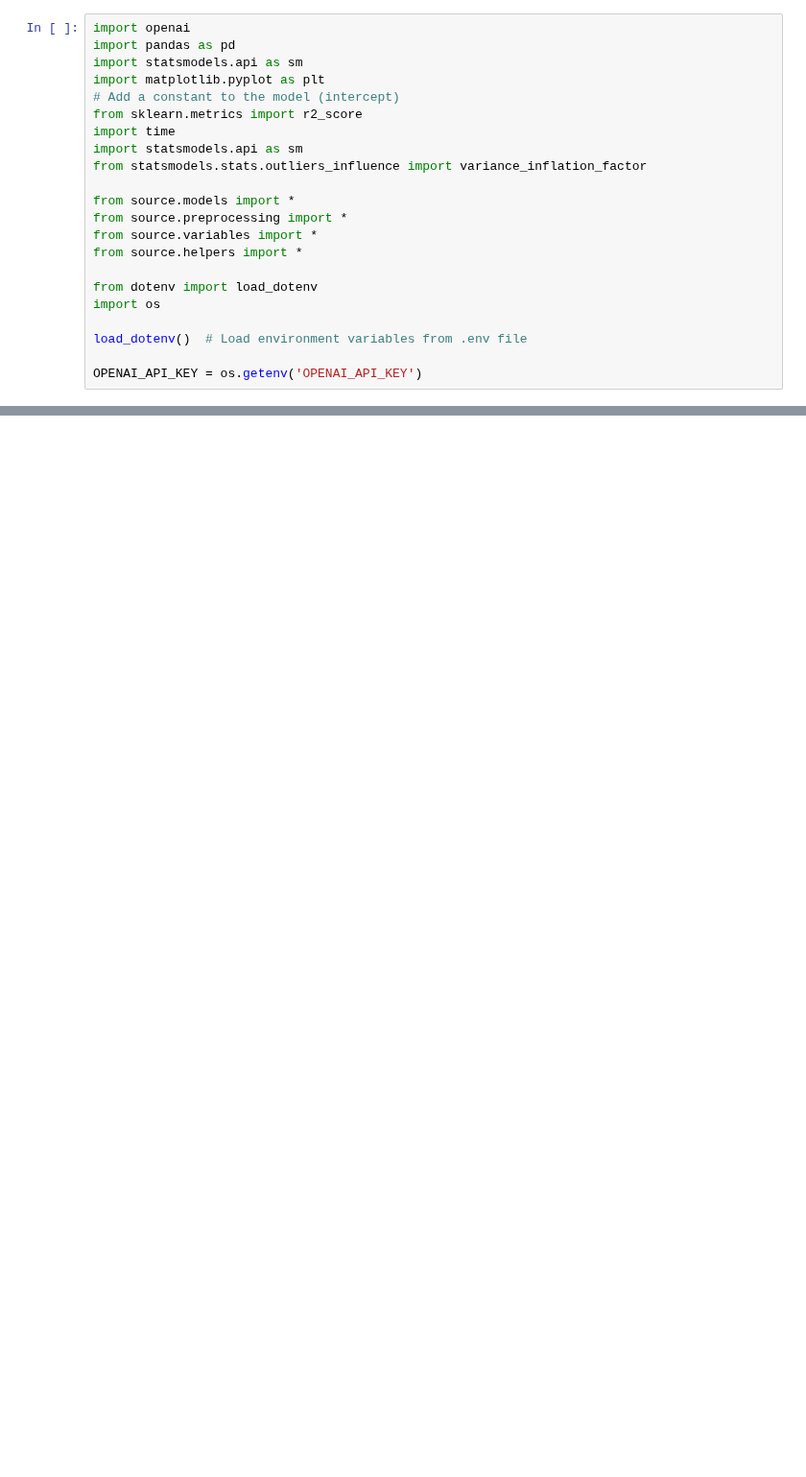
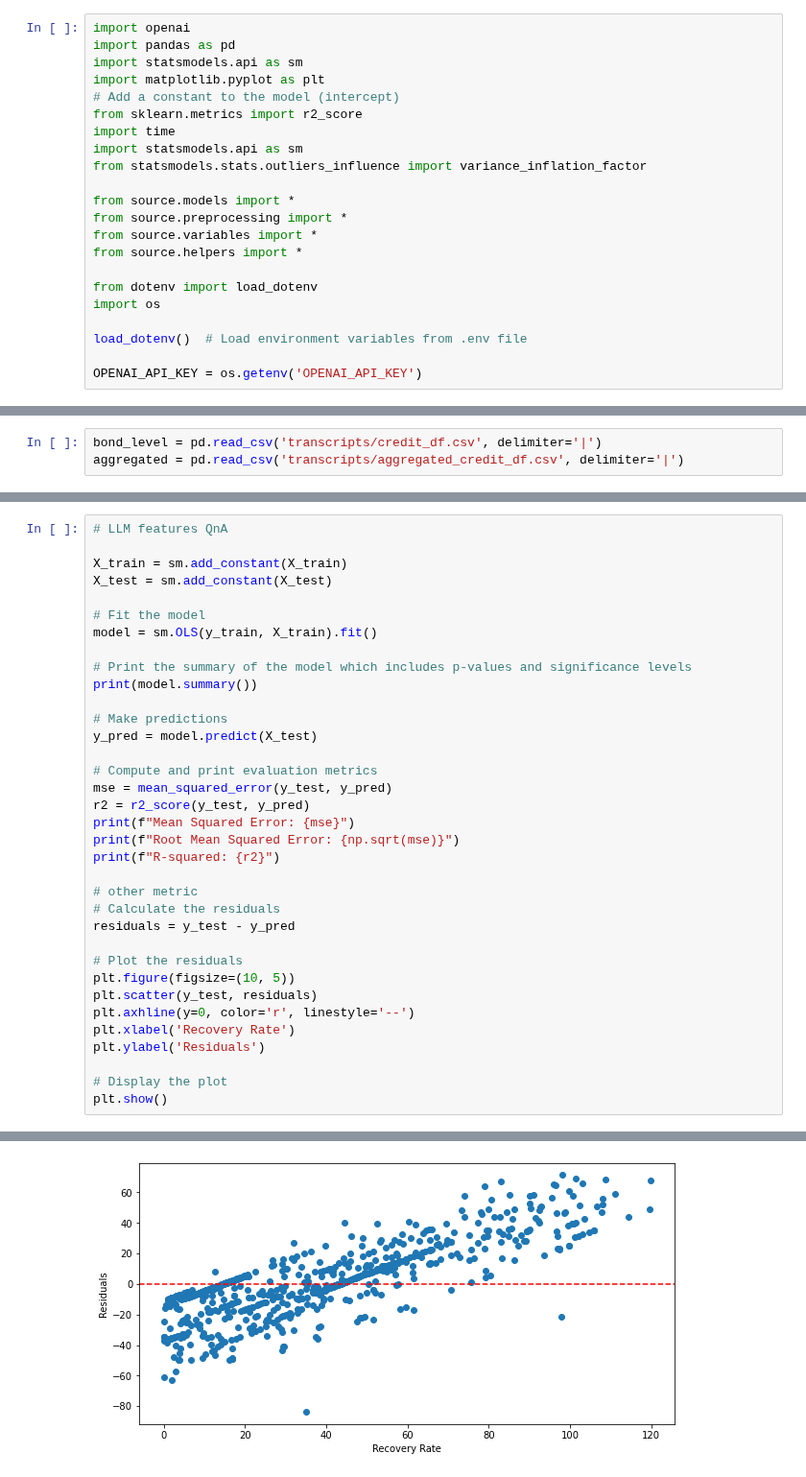
Before and after one commit to constantin1101/LLM_CreditorRRPrediction, a Jupyter notebook: llm_analysis.ipynb, the cells around one changed output, grey strips where cells are left out. Shown at 96% size. Saved outputs shown, nothing was run; the diff lists cells and outputs as text; blank space fills up the shorter version.

```diff
--- a/llm_analysis.ipynb
+++ b/llm_analysis.ipynb
@@ -87,2 +50,5 @@ number_transcript = transcripts[['transcript_number', PART]].drop_duplicates().s
+# %%
+bond_level = pd.read_csv('transcripts/credit_df.csv', delimiter='|')
+aggregated = pd.read_csv('transcripts/aggregated_credit_df.csv', delimiter='|')
 # %%
 client = openai.OpenAI(api_key=OPENAI_API_KEY)
@@ -329,0 +293,36 @@ plt.show()
+# %%
+# LLM features QnA
+
+X_train = sm.add_constant(X_train)
+X_test = sm.add_constant(X_test)
+
+# Fit the model
+model = sm.OLS(y_train, X_train).fit()
+
+# Print the summary of the model which includes p-values and significance levels
+print(model.summary())
+
+# Make predictions
+y_pred = model.predict(X_test)
+
+# Compute and print evaluation metrics
+mse = mean_squared_error(y_test, y_pred)
+r2 = r2_score(y_test, y_pred)
+print(f"Mean Squared Error: {mse}")
+print(f"Root Mean Squared Error: {np.sqrt(mse)}")
+print(f"R-squared: {r2}")
+
+# other metric
+# Calculate the residuals
+residuals = y_test - y_pred
+
+# Plot the residuals
+plt.figure(figsize=(10, 5))
+plt.scatter(y_test, residuals)
+plt.axhline(y=0, color='r', linestyle='--')
+plt.xlabel('Recovery Rate')
+plt.ylabel('Residuals')
+
+# Display the plot
+plt.show()
+# %% [output]
@@ -329,0 +346 @@ plt.show()
+[figure, added]
```
Also changed, not shown: parts of 21 cells of this notebook, 1 other file.
